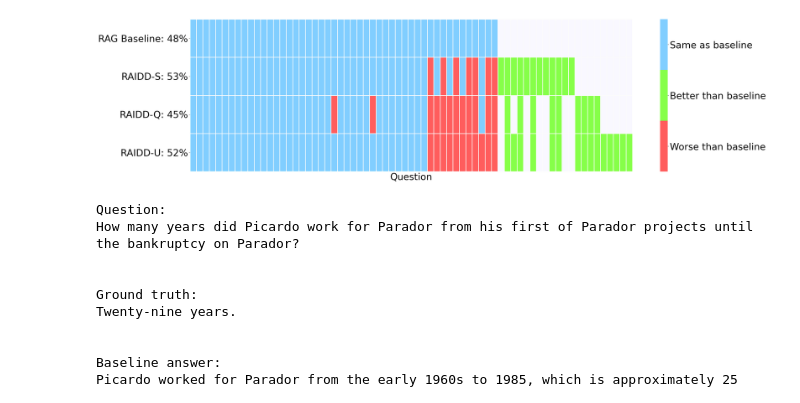
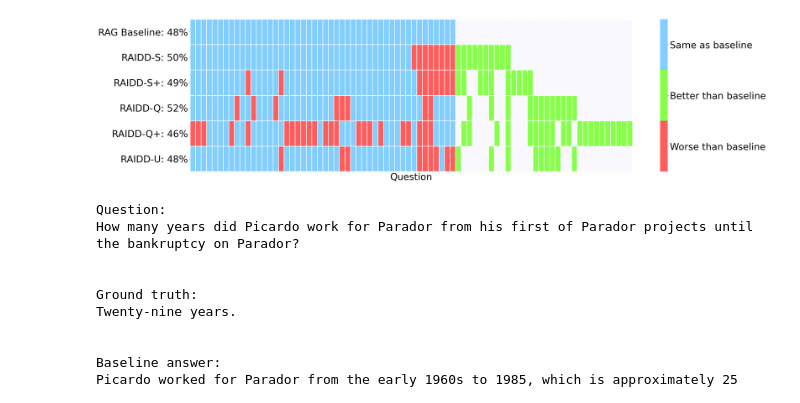
Before and after one commit to isaacwasserman/LongRAG, a Jupyter notebook: visualize_advantage.ipynb, the cells around one changed output. Saved outputs shown, nothing was run; the diff lists cells and outputs as text; code cells hidden in the pictures.

```diff
--- a/visualize_advantage.ipynb
+++ b/visualize_advantage.ipynb
@@ -6,27 +6,27 @@ import matplotlib.colors as mcolors
 from matplotlib.cm import ScalarMappable
 import textwrap
 # %%
-with open("output/baseline_mistral_large_100_chunksize256.jsonl") as f:
+with open("output/testset_baseline_mistral_large_chunksize256.jsonl") as f:
     lines = f.readlines()
     baseline_outputs = [json.loads(line) for line in lines]
 
-with open("output/summarization_with_corresponding_in_context_mistral_large_chunksize256.jsonl") as f:
+with open("output/testset_summary_only_mistral_large_chunksize256.jsonl") as f:
     lines = f.readlines()
     summarization_outputs = [json.loads(line) for line in lines]
 
-with open("output/summary_union_with_corresponding_in_context_mistral_large_chunksize256.jsonl") as f:
+with open("output/testset_summary_union_mistral_large_chunksize256.jsonl") as f:
     lines = f.readlines()
     s_plus_outputs = [json.loads(line) for line in lines]
 
-with open("output/question_generation_with_corresponding_in_context_mistral_large_chunksize256.jsonl") as f:
+with open("output/testset_questions_mistral_large_chunksize256.jsonl") as f:
     lines = f.readlines()
     question_generation_outputs = [json.loads(line) for line in lines]
 
-with open("output/question_union_with_corresponding_in_context_mistral_large_chunksize256.jsonl") as f:
+with open("output/testset_question_union_mistral_large_chunksize256.jsonl") as f:
     lines = f.readlines()
     q_plus_outputs = [json.loads(line) for line in lines]
 
-with open("output/union_with_corresponding_in_context_mistral_large_chunksize256.jsonl") as f:
+with open("output/testset_union_mistral_large_chunksize256.jsonl") as f:
     lines = f.readlines()
     union_outputs = [json.loads(line) for line in lines]
 # %%
@@ -34,32 +34,24 @@ correct_mat = np.array(
     [
         [output["correct"] for output in union_outputs],
         [output["correct"] for output in q_plus_outputs],
-        # [output["correct"] for output in question_generation_outputs],
+        [output["correct"] for output in question_generation_outputs],
         [output["correct"] for output in s_plus_outputs],
-        # [output["correct"] for output in summarization_outputs],
+        [output["correct"] for output in summarization_outputs],
         [output["correct"] for output in baseline_outputs],
     ]
 ).T
 
 
 def sort_rows(array):
-    # row_sums = array.sum(axis=1)
-    # dtype = [("sum", float)] + [("col{}".format(i), array.dtype) for i in range(array.shape[1])]
-    # structured_array = np.zeros(array.shape[0], dtype=dtype)
-    # structured_array["sum"] = -row_sums
-    # for i in range(array.shape[1]):
-    #     structured_array["col{}".format(i)] = array[:, i]
-    # sorted_indices = np.argsort(structured_array, order=dtype[0][0:1] + tuple(name for name, _ in dtype[1:]))
-    # return sorted_indices.tolist()
     order = []
     baseline_correct = [i for i, correct in enumerate(array[:, -1]) if correct]
     order += baseline_correct
 
-    incorrect_4 = [i for i, correct in enumerate(array[:, -4]) if not correct and array[i, -1]]
-    for i in incorrect_4:
+    incorrect_2 = [i for i, correct in enumerate(array[:, -2]) if not correct and array[i, -1]]
+    for i in incorrect_2:
         if i in order:
             order.remove(i)
-    order += incorrect_4
+    order += incorrect_2
 
     correct_2 = [i for i, correct in enumerate(array[:, -2]) if correct and i not in order]
     order += correct_2
@@ -70,11 +62,11 @@ def sort_rows(array):
     correct_4 = [i for i, correct in enumerate(array[:, -4]) if correct and i not in order]
     order += correct_4
 
-    # correct_5 = [i for i, correct in enumerate(array[:, -5]) if correct and i not in order]
-    # order += correct_5
+    correct_5 = [i for i, correct in enumerate(array[:, -5]) if correct and i not in order]
+    order += correct_5
 
-    # correct_6 = [i for i, correct in enumerate(array[:, -6]) if correct and i not in order]
-    # order += correct_6
+    correct_6 = [i for i, correct in enumerate(array[:, -6]) if correct and i not in order]
+    order += correct_6
 
     # incorrect = [i for i in range(array.shape[0]) if i not in order]
     # order += incorrect
@@ -109,9 +101,11 @@ ax.pcolormesh(correct_mat_colorful, edgecolors=[252 / 255, 252 / 255, 252 / 255]
 # Set the y ticks
 ticks = [
     f"RAIDD-U: {sum(correct_mat[:, 0])}%",
-    f"RAIDD-Q: {sum(correct_mat[:, 1])}%",
-    f"RAIDD-S: {sum(correct_mat[:, 2])}%",
-    f"RAG Baseline: {sum(correct_mat[:, 3])}%",
+    f"RAIDD-Q+: {sum(correct_mat[:, 1])}%",
+    f"RAIDD-Q: {sum(correct_mat[:, 2])}%",
+    f"RAIDD-S+: {sum(correct_mat[:, 3])}%",
+    f"RAIDD-S: {sum(correct_mat[:, 4])}%",
+    f"RAG Baseline: {sum(correct_mat[:, 5])}%",
 ]
 ax.set_yticks(np.arange(0.5, len(ticks), 1), ticks)
 plt.yticks(fontsize=32)
@@ -120,35 +114,35 @@ ax.set_xticks([], [])
 ax.spines["top"].set_visible(False)
 ax.spines["right"].set_visible(False)
 ax.spines["left"].set_visible(False)
 ax.spines["bottom"].set_visible(False)
 # Add background color to the plot
 ax.set_facecolor([0.95, 0, 0.95])
 # Set the x and y axis labels
 ax.set_xlabel("Question", fontsize=32)
 
 
 # Add legend
 cmap = mcolors.ListedColormap(
     [[255 / 255, 93 / 255, 93 / 255], [134 / 255, 255 / 255, 73 / 255], [129 / 255, 206 / 255, 255 / 255]]
 )
 bounds = [0, 1, 2, 3]
 norm = mcolors.BoundaryNorm(bounds, cmap.N)
 sm = ScalarMappable(cmap=cmap, norm=norm)
 sm.set_array([])
 cbar = fig.colorbar(sm, ax=ax, boundaries=bounds, ticks=[0.5, 1.5, 2.5], spacing="proportional")
 cbar.set_ticklabels(["Worse than baseline", "Better than baseline", "Same as baseline"], fontsize=32)
 # remove minor ticks
 cbar.ax.yaxis.set_tick_params(which="minor", length=0)
 # Remove the colorbar border
 cbar.outline.set_visible(False)
 
 # Make background transparent
 fig.patch.set_alpha(0)
 
 plt.tight_layout()
-plt.savefig("figures/confusion_comparison.png")
+plt.savefig("figures/confusion_comparison.pdf")
 # %% [output]
-[figure, old version]
+[figure, new version]
 # %%
 incorrect_baseline_indices = [i for i, output in enumerate(baseline_outputs) if output["correct"] == False]
 correct_summarization_indices = [i for i, output in enumerate(summarization_outputs) if output["correct"] == True]
```
Also changed, not shown: 6 other files.
